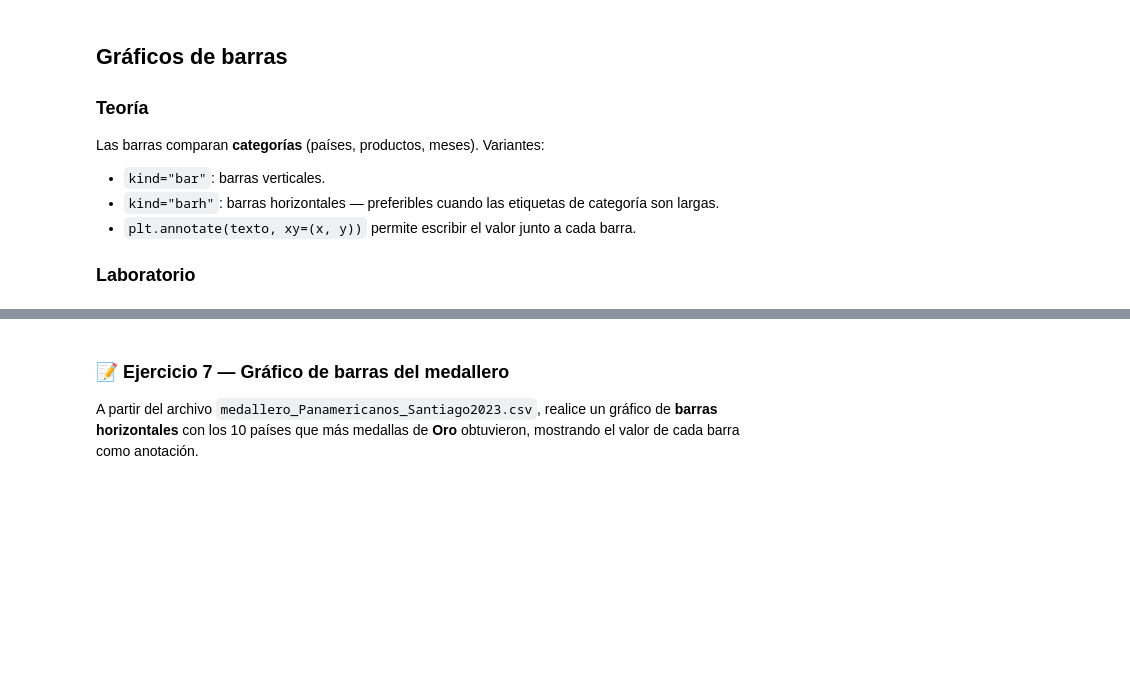
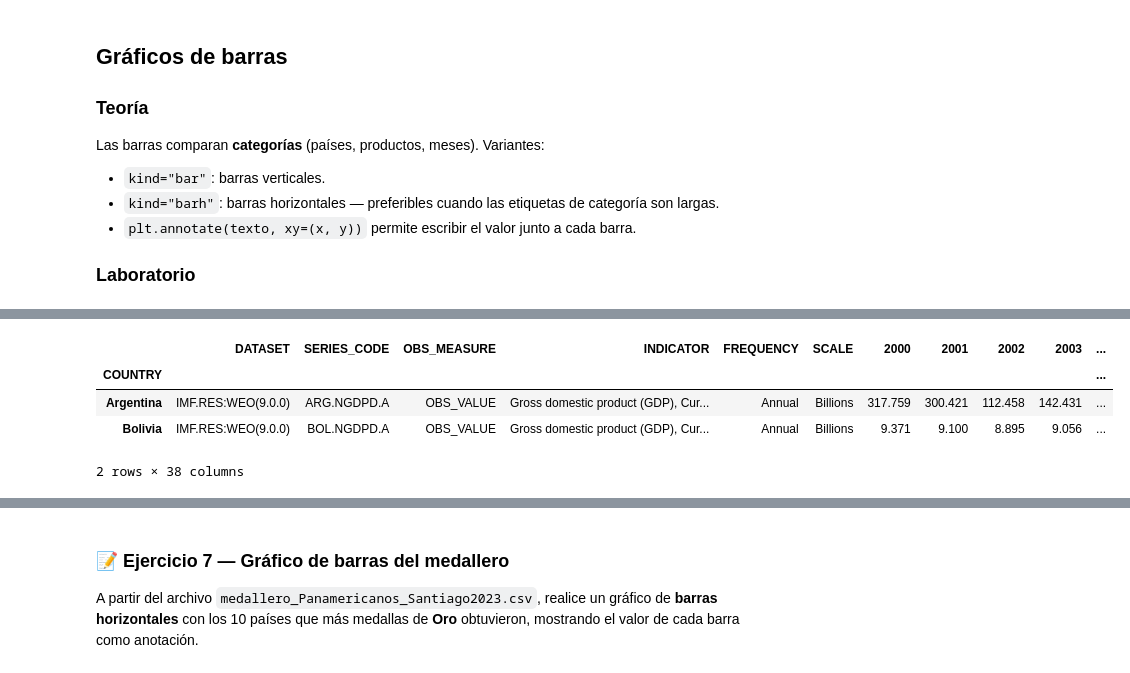
Before and after one commit to jgomezz/cpe_ciencia_datos_python_2026, a Jupyter notebook: mod2_estadistica_y_visualizacion/semana_03_visualization.ipynb, the cells around one changed output, grey strips where cells are left out. Saved outputs shown, nothing was run; the diff lists cells and outputs as text; code cells hidden in the pictures; blank space fills up the shorter version.

```diff
--- a/mod2_estadistica_y_visualizacion/semana_03_visualization.ipynb
+++ b/mod2_estadistica_y_visualizacion/semana_03_visualization.ipynb
@@ -629 +635,14 @@ df.head(2)
+# %%
+# Se configura el indice del DataFrame para que la columna "COUNTRY" sea el índice,
+# lo que permite acceder a los datos por país de manera más sencilla. Esto es útil para realizar análisis y visualizaciones
+# específicas de cada país.
+df.set_index("COUNTRY", inplace=True)
+
+df.head(2)
+# %% [output]
+|  | DATASET | SERIES_CODE | OBS_MEASURE | INDICATOR | FREQUENCY | SCALE | 2000 | 2001 | 2002 | 2003 | ... |
+| COUNTRY |  |  |  |  |  |  |  |  |  |  | ... |
+| Argentina | IMF.RES:WEO(9.0.0) | ARG.NGDPD.A | OBS_VALUE | Gross domestic product (GDP), Cur... | Annual | Billions | 317.759 | 300.421 | 112.458 | 142.431 | ... |
+| Bolivia | IMF.RES:WEO(9.0.0) | BOL.NGDPD.A | OBS_VALUE | Gross domestic product (GDP), Cur... | Annual | Billions | 9.371 | 9.100 | 8.895 | 9.056 | ... |
+2 rows × 38 columns
 # %%
```
Also changed, not shown: parts of 3 cells of this notebook.
